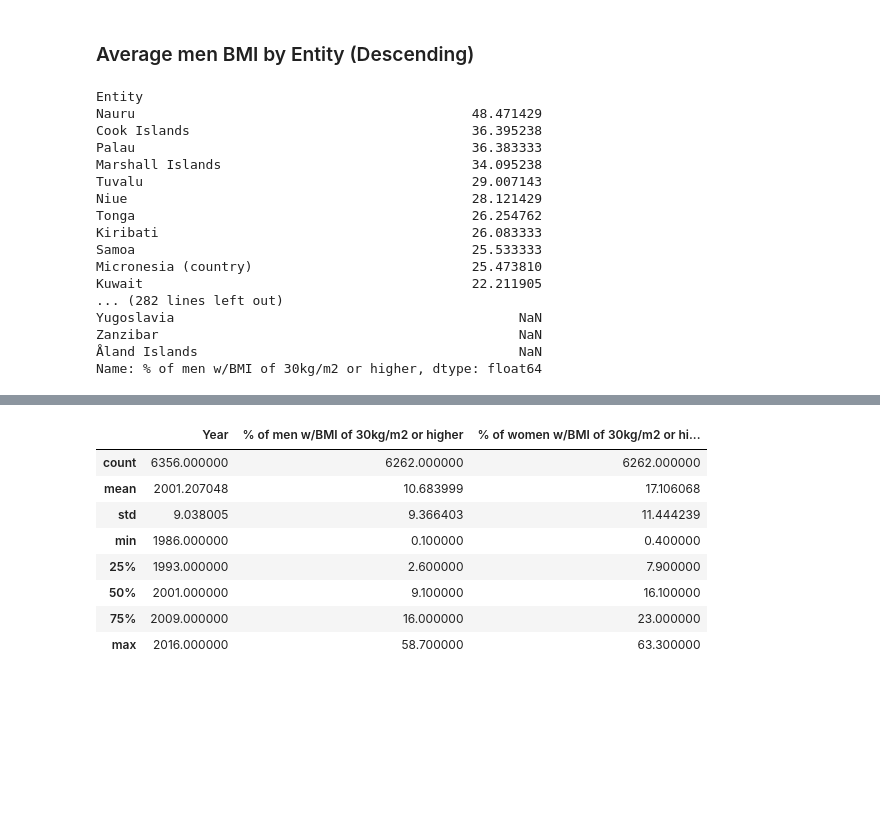
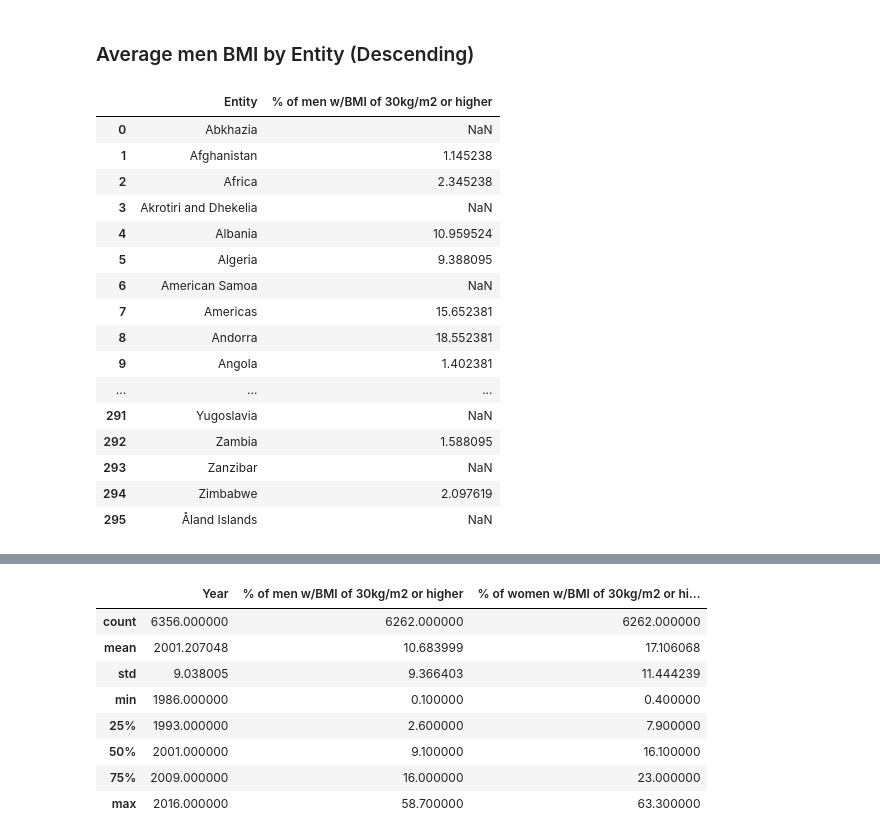
Before and after one commit to sgoolsby88/da7_capstone, a Jupyter notebook: notebooks/EDA_BMI.ipynb, the cells around one changed output, grey strips where cells are left out. Saved outputs shown, nothing was run; the diff lists cells and outputs as text; code cells hidden in the pictures; blank space fills up the shorter version.

```diff
--- a/notebooks/EDA_BMI.ipynb
+++ b/notebooks/EDA_BMI.ipynb
@@ -118,23 +121,26 @@ Name: % of women w/BMI of 30kg/m2 or higher, dtype: float64
 # %% [markdown]
 ### Average men BMI by Entity (Descending)
 # %%
-avg_men_by_country=men_vs_women.groupby('Entity')['% of men w/BMI of 30kg/m2 or higher'].mean()
-avg_men_by_country.sort_values(ascending=False)
+avg_men_by_country=men_vs_women.groupby('Entity')['% of men w/BMI of 30kg/m2 or higher'].mean().reset_index()
+#avg_men_by_country.sort_values(ascending=False)
+avg_men_by_country=pd.DataFrame(avg_men_by_country)
+avg_men_by_country.columns=['Entity', '% of men w/BMI of 30kg/m2 or higher']
+avg_men_by_country
 # %% [output]
-Entity
-Nauru                                           48.471429
-Cook Islands                                    36.395238
-Palau                                           36.383333
-Marshall Islands                                34.095238
-Tuvalu                                          29.007143
-Niue                                            28.121429
-Tonga                                           26.254762
-Kiribati                                        26.083333
-Samoa                                           25.533333
-Micronesia (country)                            25.473810
-Kuwait                                          22.211905
-... (282 lines left out)
-Yugoslavia                                            NaN
-Zanzibar                                              NaN
-Åland Islands                                         NaN
-Name: % of men w/BMI of 30kg/m2 or higher, dtype: float64
+|  | Entity | % of men w/BMI of 30kg/m2 or higher |
+| 0 | Abkhazia | NaN |
+| 1 | Afghanistan | 1.145238 |
+| 2 | Africa | 2.345238 |
+| 3 | Akrotiri and Dhekelia | NaN |
+| 4 | Albania | 10.959524 |
+| 5 | Algeria | 9.388095 |
+| 6 | American Samoa | NaN |
+| 7 | Americas | 15.652381 |
+| 8 | Andorra | 18.552381 |
+| 9 | Angola | 1.402381 |
+| ... | ... | ... |
+| 291 | Yugoslavia | NaN |
+| 292 | Zambia | 1.588095 |
+| 293 | Zanzibar | NaN |
+| 294 | Zimbabwe | 2.097619 |
+| 295 | Åland Islands | NaN |
```
Also changed, not shown: parts of 4 cells of this notebook.
